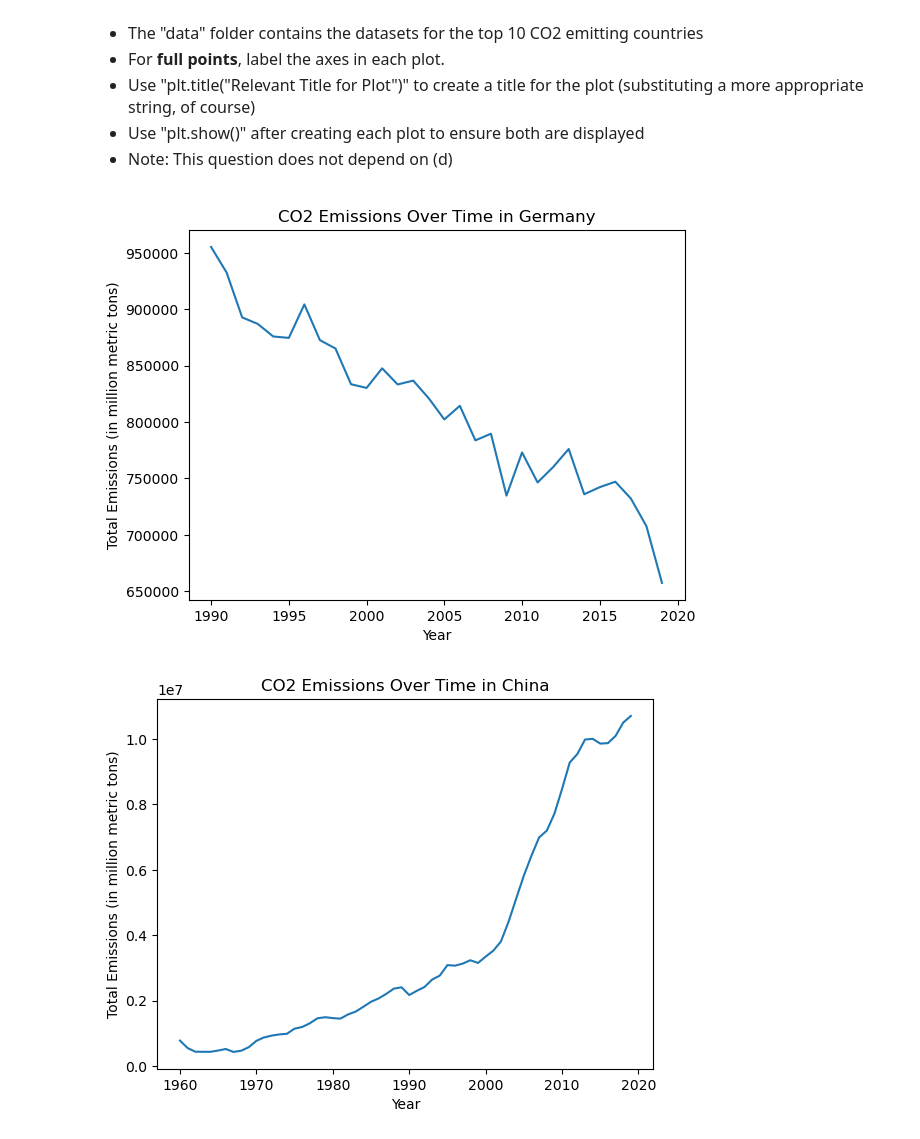
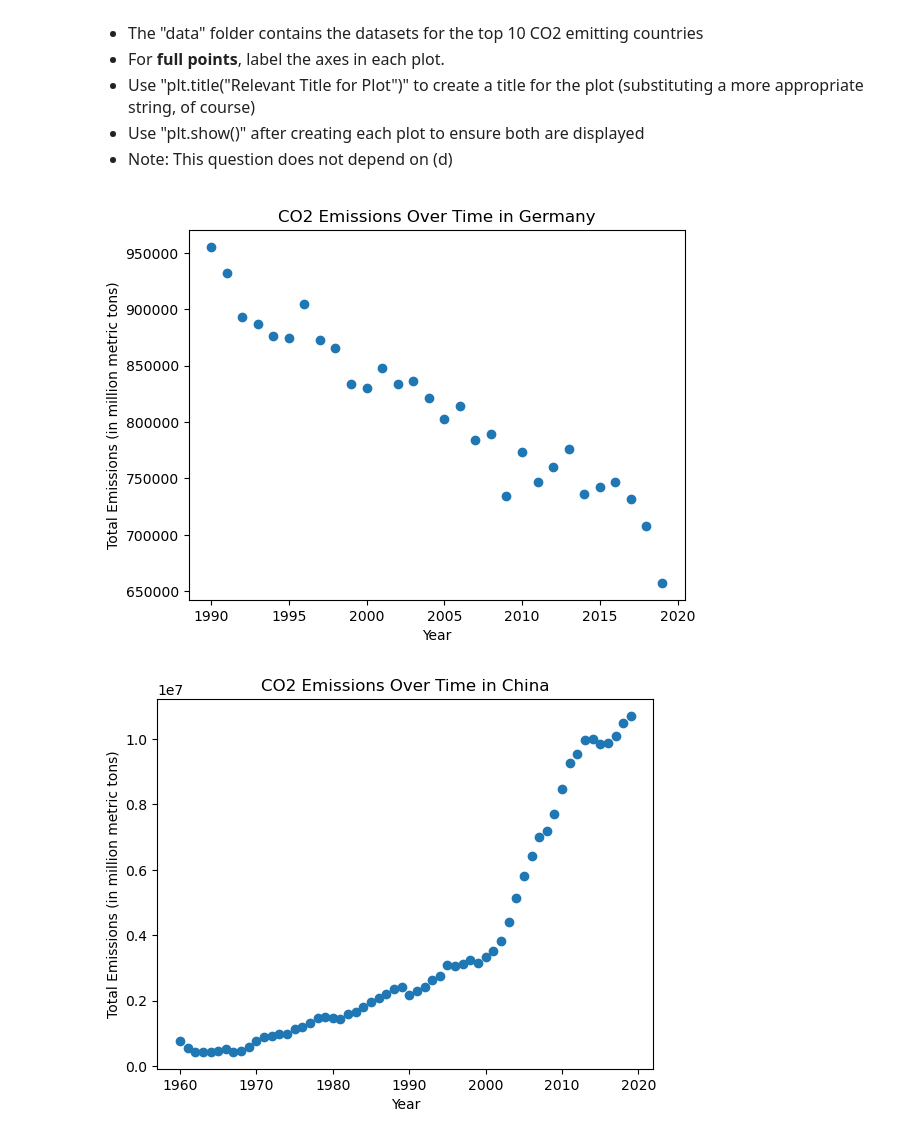
Before and after one commit to ezeleke5837/qtm151fall2025, a Jupyter notebook: Assignments/assignment_2/Assignment2.ipynb, the cells around one changed output. Drawn from its saved outputs; the diff is of its cells as text; code cells hidden in the pictures.

```diff
--- a/Assignments/assignment_2/Assignment2.ipynb
+++ b/Assignments/assignment_2/Assignment2.ipynb
@@ -128,18 +128,18 @@ on the x-axis (horizontal axis) and "total_emissions" in the y-axis.
 # %%
 china_emissions = pd.read_csv('data/china_co2_emissions.csv')
 germany_emissions = pd.read_csv('data/germany_co2_emissions.csv')
 
 plt.title("CO2 Emissions Over Time in Germany")
 plt.xlabel("Year")
 plt.ylabel("Total Emissions (in million metric tons)")
-plt.plot(germany_emissions["year"], germany_emissions["total_emissions"], label="Germany")
+plt.scatter(germany_emissions["year"], germany_emissions["total_emissions"], label="Germany")
 plt.show()
 
 plt.title("CO2 Emissions Over Time in China")
 plt.xlabel("Year")
 plt.ylabel("Total Emissions (in million metric tons)")
-plt.plot(china_emissions["year"], china_emissions["total_emissions"], label="China")
+plt.scatter(china_emissions["year"], china_emissions["total_emissions"], label="China")
 plt.show()
 # %% [output]
-[figure, old version]
+[figure, new version]
-[figure, old version]
+[figure, new version]
```
